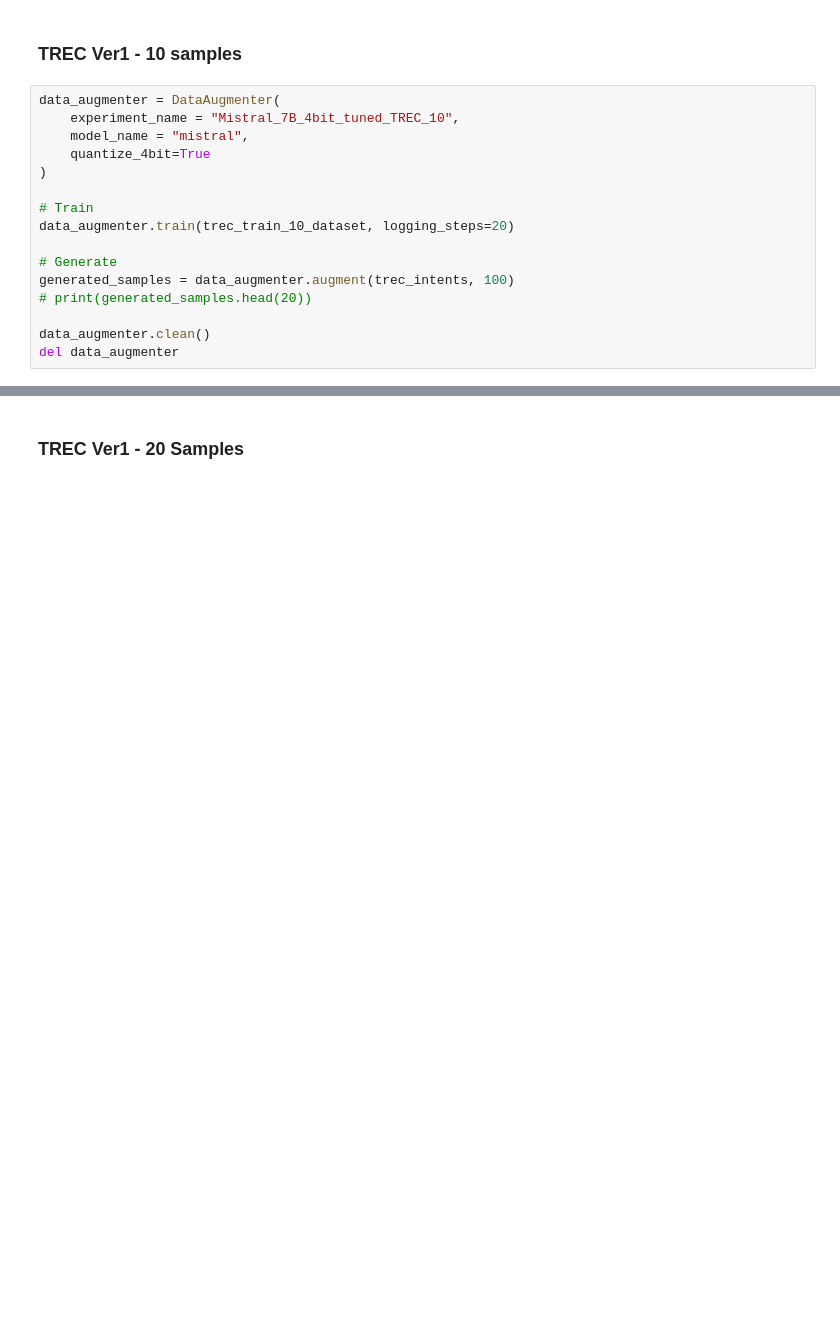
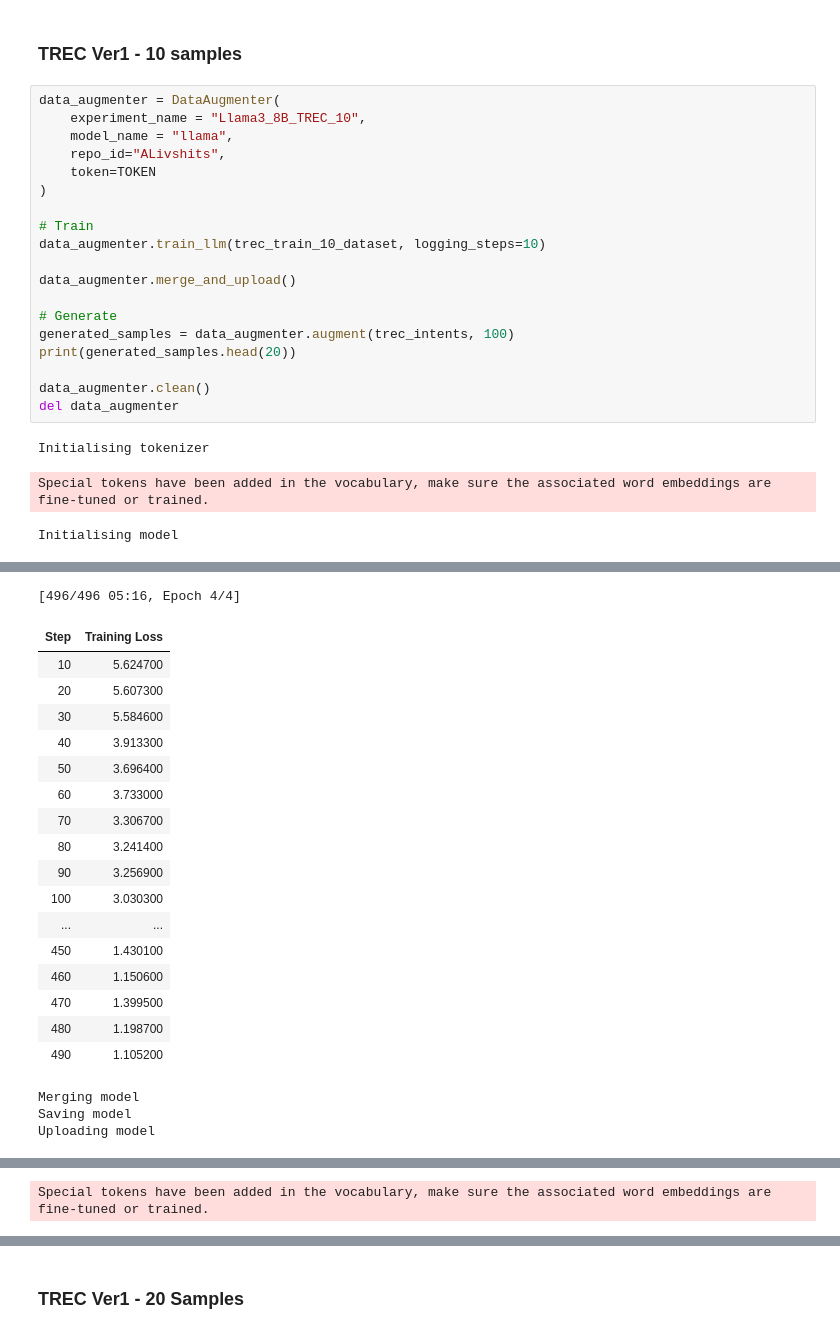
Before and after one commit to elephanti/NLPProject2024, a Jupyter notebook: LAMBADA Data Augmentation.ipynb, the cells around one changed output, grey strips where cells are left out. Cells and saved outputs as stored; diff of their text form; blank space fills up the shorter version.

```diff
--- a/LAMBADA Data Augmentation.ipynb
+++ b/LAMBADA Data Augmentation.ipynb
@@ -307,17 +679,24 @@ del data_augmenter
 ### TREC Ver1 - 10 samples
 # %%
 data_augmenter = DataAugmenter(
-    experiment_name = "Mistral_7B_4bit_tuned_TREC_10",
-    model_name = "mistral",
-    quantize_4bit=True
+    experiment_name = "Llama3_8B_TREC_10",
+    model_name = "llama",
+    repo_id="ALivshits",
+    token=TOKEN
 )
 
 # Train
-data_augmenter.train(trec_train_10_dataset, logging_steps=20)
+data_augmenter.train_llm(trec_train_10_dataset, logging_steps=10)
+
+data_augmenter.merge_and_upload()
 
 # Generate
 generated_samples = data_augmenter.augment(trec_intents, 100)
-# print(generated_samples.head(20))
+print(generated_samples.head(20))
 
 data_augmenter.clean()
 del data_augmenter
+# %% [output]
+Initialising tokenizer
+Special tokens have been added in the vocabulary, make sure the associated word embeddings are fine-tuned or trained.
+Initialising model
@@ -323,0 +705,21 @@ del data_augmenter
+[496/496 05:16, Epoch 4/4]
+| Step | Training Loss |
+| 10 | 5.624700 |
+| 20 | 5.607300 |
+| 30 | 5.584600 |
+| 40 | 3.913300 |
+| 50 | 3.696400 |
+| 60 | 3.733000 |
+| 70 | 3.306700 |
+| 80 | 3.241400 |
+| 90 | 3.256900 |
+| 100 | 3.030300 |
+| ... | ... |
+| 450 | 1.430100 |
+| 460 | 1.150600 |
+| 470 | 1.399500 |
+| 480 | 1.198700 |
+| 490 | 1.105200 |
+Merging model
+Saving model
+Uploading model
@@ -323,0 +727 @@ del data_augmenter
+Special tokens have been added in the vocabulary, make sure the associated word embeddings are fine-tuned or trained.
```
Also changed, not shown: parts of 47 cells of this notebook.
